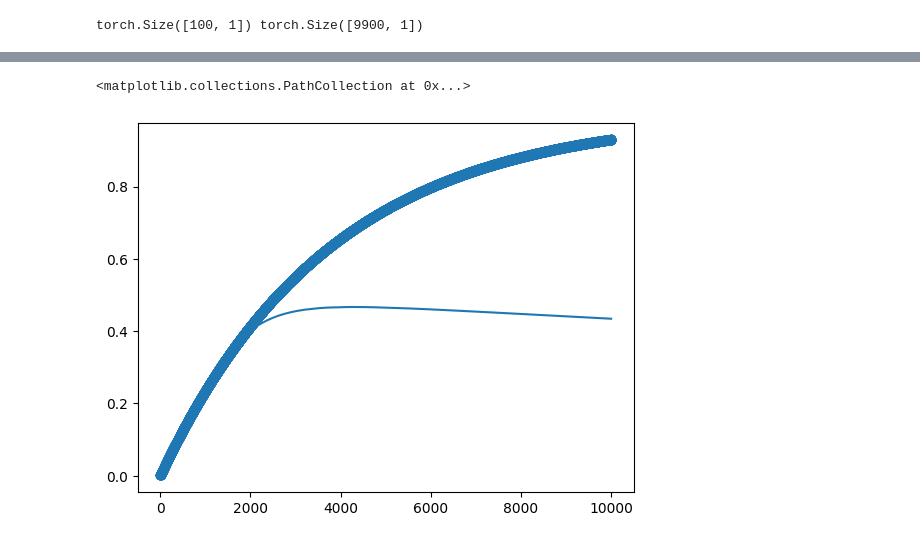
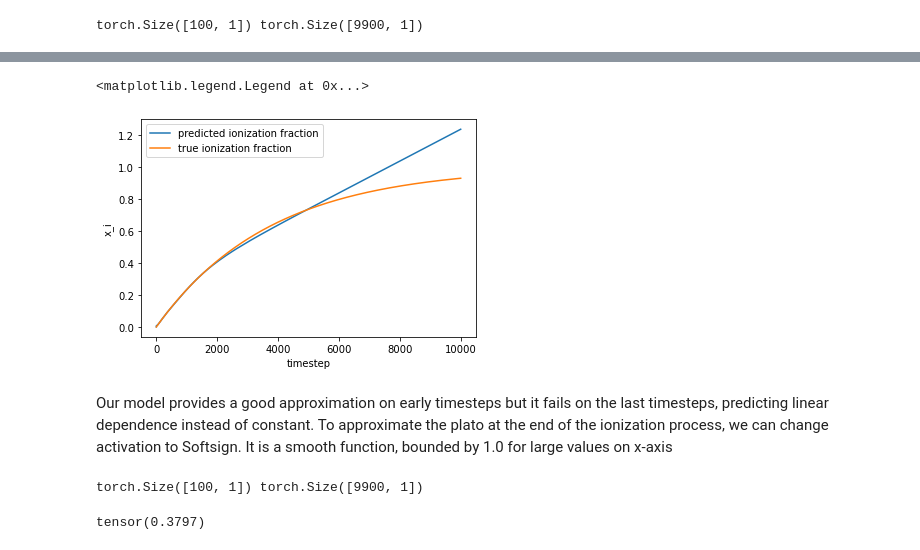
Before and after one commit to CS-433/ml-project-2-lady_bug, a Jupyter notebook: hydrogen_ode.ipynb, the cells around one changed output, grey strips where cells are left out. Cells and saved outputs as stored; diff of their text form; code cells hidden in the pictures.

```diff
--- a/hydrogen_ode.ipynb
+++ b/hydrogen_ode.ipynb
@@ -108,6 +111,33 @@ tensor(-0.4568)
 # %%
-plt.plot(x, model(x).detach().numpy())
-plt.scatter(x,y)
+plt.plot(x, model(x).detach().numpy(), label="predicted ionization fraction")
+plt.plot(x, y, label="true ionization fraction")
+plt.xlabel("timestep")
+plt.ylabel("x_i")
+plt.legend()
 # %% [output]
-<matplotlib.collections.PathCollection at 0x...>
+<matplotlib.legend.Legend at 0x...>
-[figure, old version]
+[figure, new version]
+# %% [markdown]
+Our model provides a good approximation on early timesteps but it fails on the last timesteps, predicting linear dependence instead of constant. To approximate the plato at the end of the ionization process, we can change activation to Softsign. It is a smooth function, bounded by 1.0 for large values on x-axis
+# %%
+model = FCN([1, 32, 32, 32, 32, 32, 1], torch.nn.Softsign)
+optimizer = torch.optim.Adam(model.parameters(), lr=1e-3)
+scheduler = torch.optim.lr_scheduler.ReduceLROnPlateau(optimizer, factor=0.8, patience=20,)
+
+run = Run('baseline_with_phys_loss_softsign_1000_epochs')
+
+run.data_handler = DataHandler(x, y, 2000, 20)
+run.model = model
+
+run.optimizer = optimizer
+run.scheduler = scheduler
+run.data_loss = torch.nn.MSELoss()
+run.physics_loss = lambda x, y: physics_loss_fn(x, y, loss_coef=1.0)
+
+run.train(1000)
+# %% [output]
+torch.Size([100, 1]) torch.Size([9900, 1])
+# %%
+run.score()
+# %% [output]
+tensor(0.3797)
```
Also changed, not shown: parts of 12 cells of this notebook, 6 other files.
